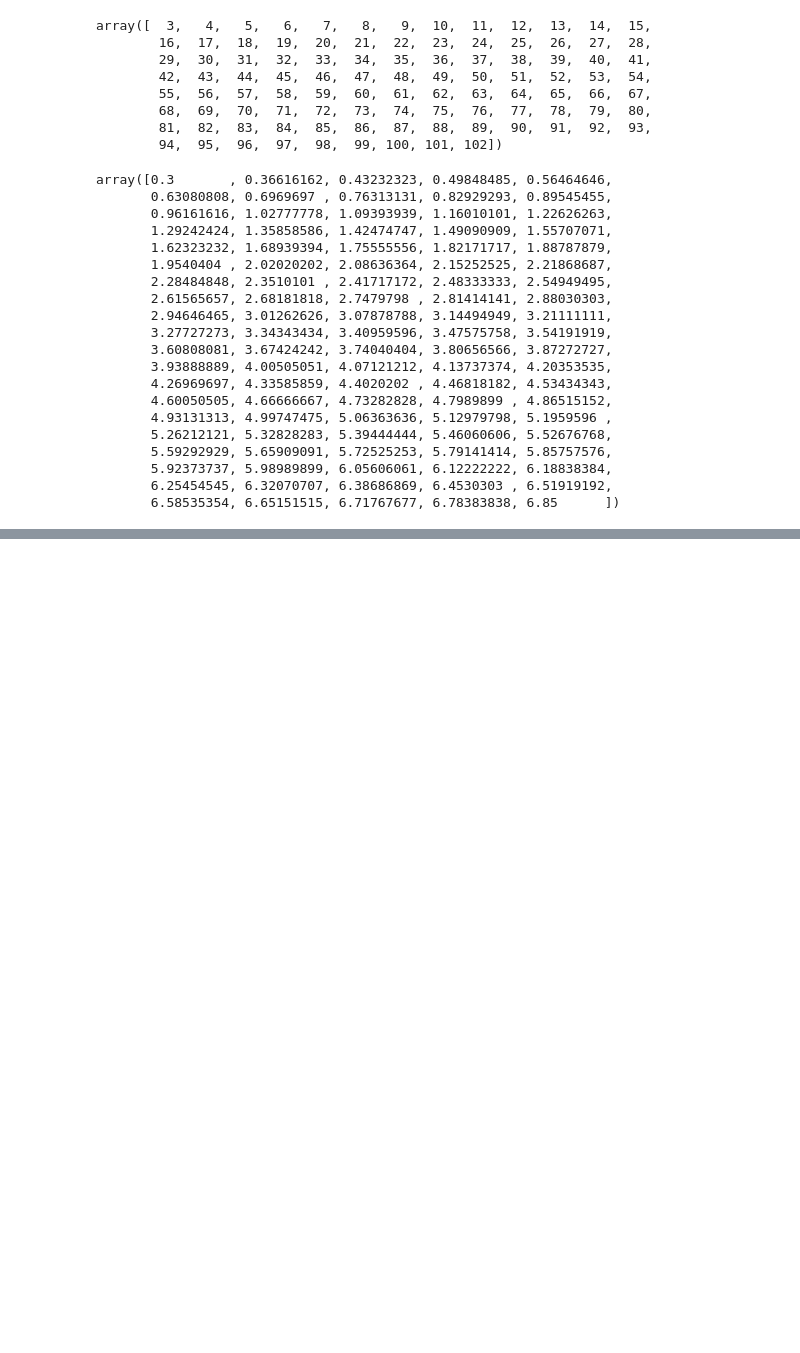
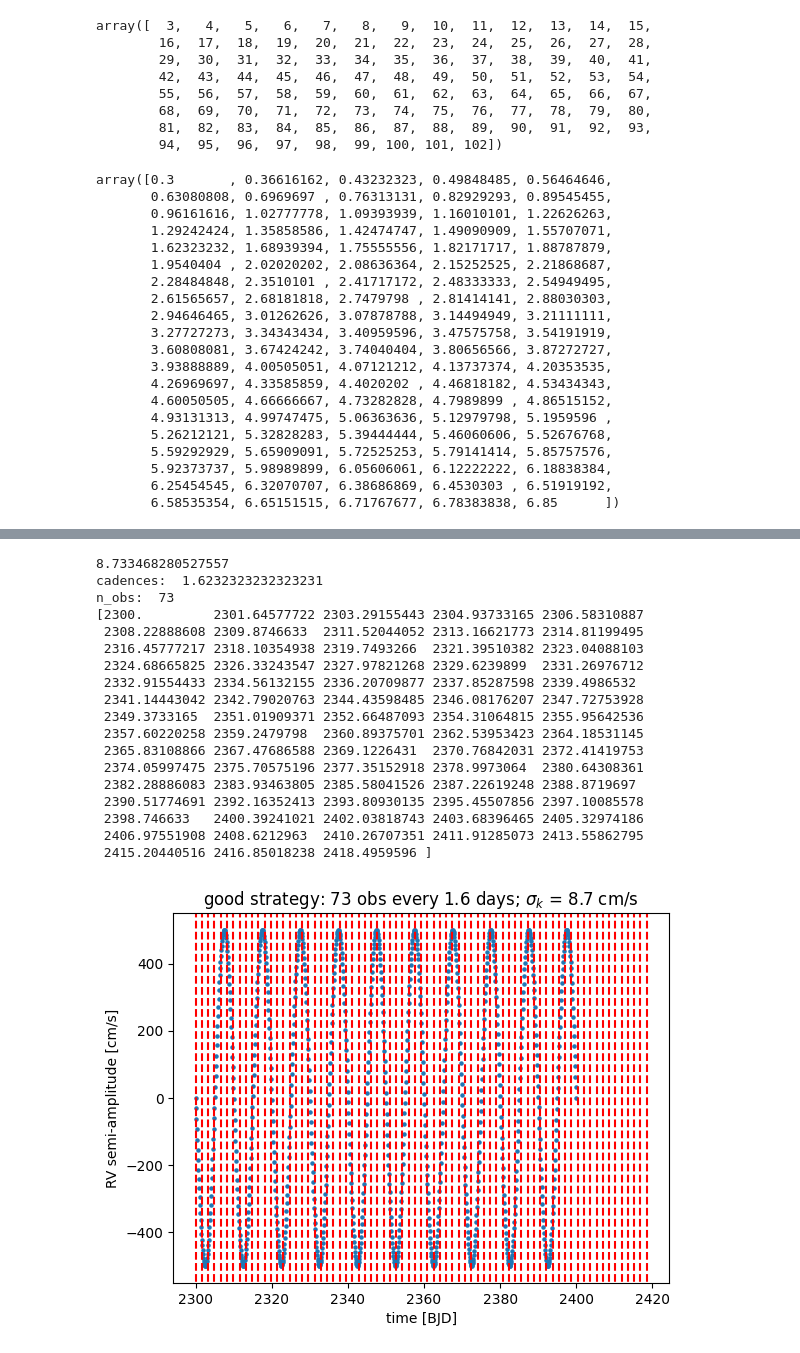
Before and after one commit to exoclam/gaspery, a Jupyter notebook: strategies.ipynb, the cells around one changed output, grey strips where cells are left out. Saved outputs shown, nothing was run; the diff lists cells and outputs as text; code cells hidden in the pictures; blank space fills up the shorter version.

```diff
--- a/strategies.ipynb
+++ b/strategies.ipynb
@@ -275,0 +394,37 @@ plt.show()
+# %%
+# arbitrary row, yellow streak column
+print(sigma_ks[20][70])
+print("cadences: ", cadences[20])
+print("n_obs: ", n_observations[70])
+end = start + cadences[20]*n_observations[70]
+print(np.linspace(2300, end, n_observations[70]))
+
+strat = np.linspace(2300, end, n_observations[70])
+
+plt.scatter(test_t, y, s=5)
+for i in strat:
+    plt.axvline(i, min(y), max(y), linestyle='--', c='r')
+plt.xlabel('time [BJD]')
+plt.ylabel('RV semi-amplitude [cm/s]')
+plt.title('good strategy: 73 obs every 1.6 days; ${\sigma}_k$ = 8.7 cm/s')
+plt.show()
+# %% [output]
+8.733468280527557
+cadences:  1.6232323232323231
+n_obs:  73
+[2300.         2301.64577722 2303.29155443 2304.93733165 2306.58310887
+ 2308.22888608 2309.8746633  2311.52044052 2313.16621773 2314.81199495
+ 2316.45777217 2318.10354938 2319.7493266  2321.39510382 2323.04088103
+ 2324.68665825 2326.33243547 2327.97821268 2329.6239899  2331.26976712
+ 2332.91554433 2334.56132155 2336.20709877 2337.85287598 2339.4986532
+ 2341.14443042 2342.79020763 2344.43598485 2346.08176207 2347.72753928
+ 2349.3733165  2351.01909371 2352.66487093 2354.31064815 2355.95642536
+ 2357.60220258 2359.2479798  2360.89375701 2362.53953423 2364.18531145
+ 2365.83108866 2367.47686588 2369.1226431  2370.76842031 2372.41419753
+ 2374.05997475 2375.70575196 2377.35152918 2378.9973064  2380.64308361
+ 2382.28886083 2383.93463805 2385.58041526 2387.22619248 2388.8719697
+ 2390.51774691 2392.16352413 2393.80930135 2395.45507856 2397.10085578
+ 2398.746633   2400.39241021 2402.03818743 2403.68396465 2405.32974186
+ 2406.97551908 2408.6212963  2410.26707351 2411.91285073 2413.55862795
+ 2415.20440516 2416.85018238 2418.4959596 ]
+[figure, added]
```
Also changed, not shown: parts of 12 cells of this notebook.
